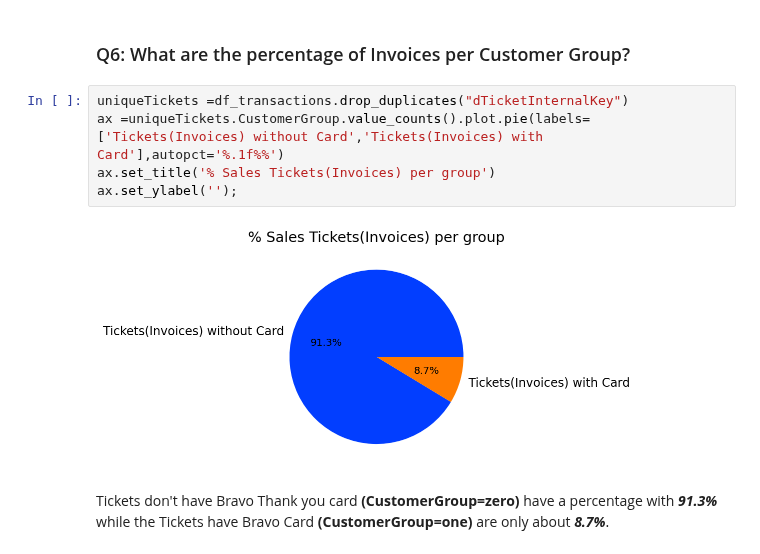
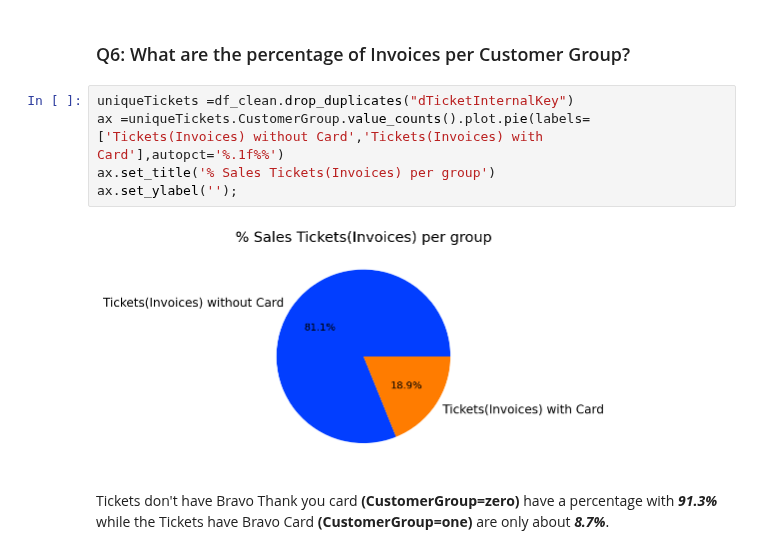
Before and after one commit to POS-Cross/Bravo-EDA, a Jupyter notebook: Bravo_EDA.ipynb, the cells around one changed output. Cells and saved outputs as stored; diff of their text form.

```diff
--- a/Bravo_EDA.ipynb
+++ b/Bravo_EDA.ipynb
@@ -489,12 +467,12 @@ The above figure shows clearly that the customer group 0 is dominentet with abou
 # %% [markdown]
 ### Q6: What are the percentage of Invoices per Customer Group?
 # %%
-uniqueTickets =df_transactions.drop_duplicates("dTicketInternalKey")
+uniqueTickets =df_clean.drop_duplicates("dTicketInternalKey")
 ax =uniqueTickets.CustomerGroup.value_counts().plot.pie(labels=['Tickets(Invoices) without Card','Tickets(Invoices) with Card'],autopct='%.1f%%')
 ax.set_title('% Sales Tickets(Invoices) per group')
 ax.set_ylabel('');
 # %% [output]
-[figure, old version]
+[figure, new version]
 # %% [markdown]
 Tickets don't have Bravo Thank you card **(CustomerGroup=zero)** have a percentage with ***91.3%*** while the Tickets have Bravo Card **(CustomerGroup=one)** are only about ***8.7%***.
 # %% [markdown]
```
Also changed, not shown: parts of 16 cells of this notebook.
